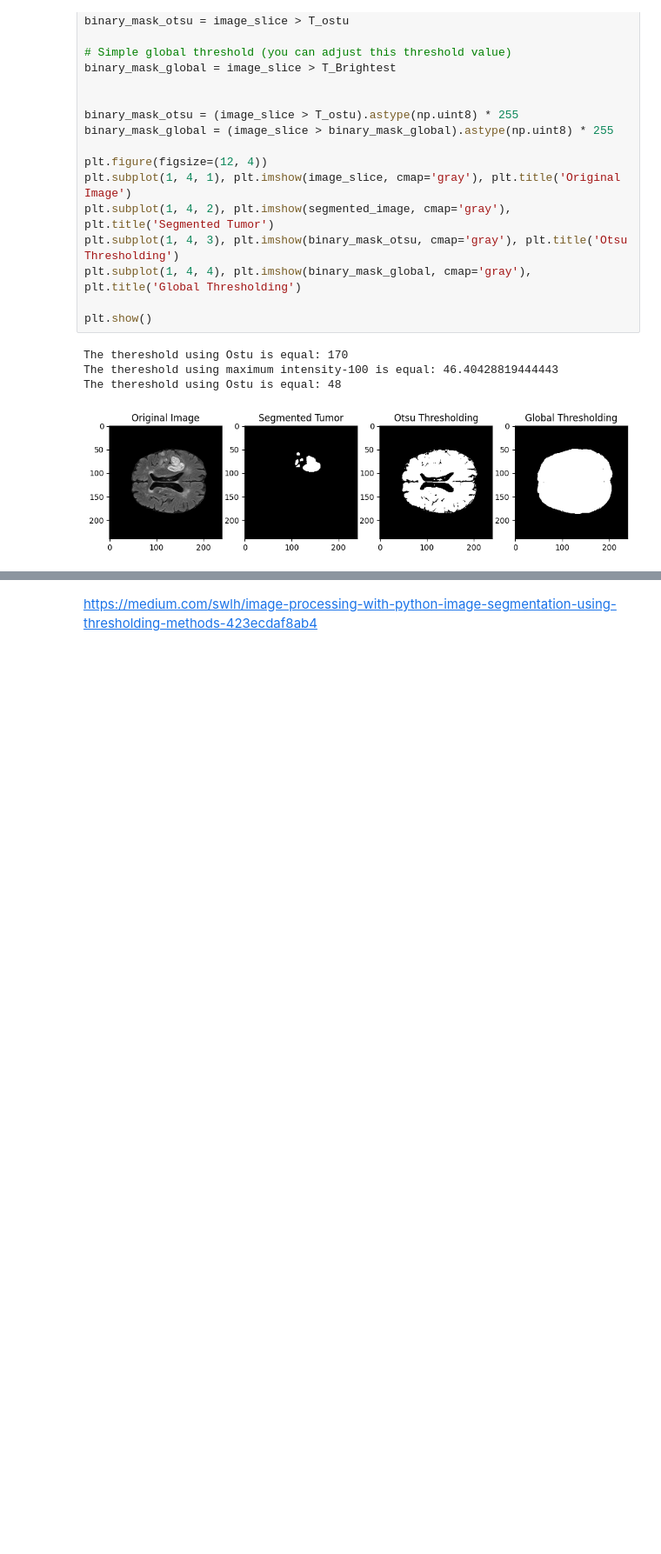
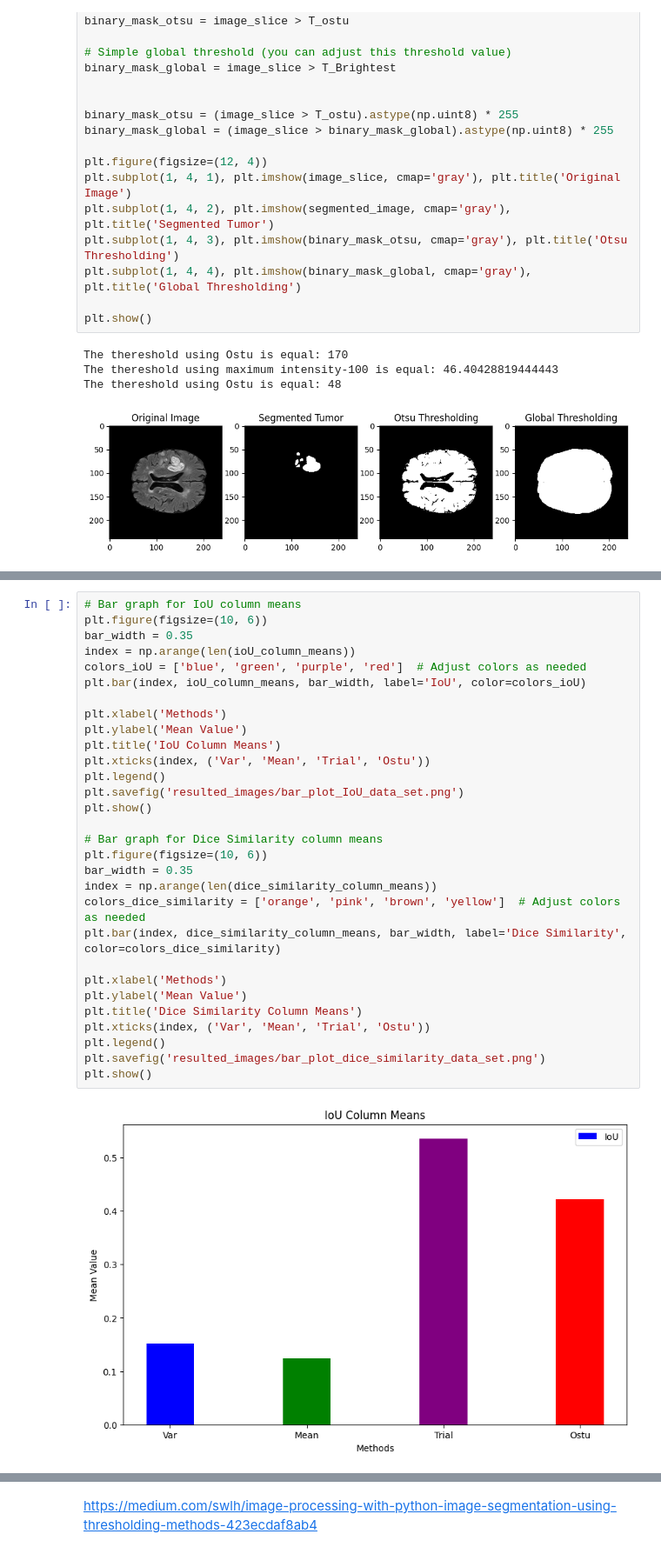
Before and after one commit to YahyaAlaaMassoud/brain-tumor-segmentation, a Jupyter notebook: theresholding/main_2.ipynb, the cells around one changed output, grey strips where cells are left out. Shown at 87% size. Cells and saved outputs as stored; diff of their text form; blank space fills up the shorter version.

```diff
--- a/theresholding/main_2.ipynb
+++ b/theresholding/main_2.ipynb
@@ -371,0 +409,32 @@ ax[1].imshow(masked_image(chico, opened))
+# %%
+# Bar graph for IoU column means
+plt.figure(figsize=(10, 6))
+bar_width = 0.35
+index = np.arange(len(ioU_column_means))
+colors_ioU = ['blue', 'green', 'purple', 'red']  # Adjust colors as needed
+plt.bar(index, ioU_column_means, bar_width, label='IoU', color=colors_ioU)
+
+plt.xlabel('Methods')
+plt.ylabel('Mean Value')
+plt.title('IoU Column Means')
+plt.xticks(index, ('Var', 'Mean', 'Trial', 'Ostu'))
+plt.legend()
+plt.savefig('resulted_images/bar_plot_IoU_data_set.png')
+plt.show()
+
+# Bar graph for Dice Similarity column means
+plt.figure(figsize=(10, 6))
+bar_width = 0.35
+index = np.arange(len(dice_similarity_column_means))
+colors_dice_similarity = ['orange', 'pink', 'brown', 'yellow']  # Adjust colors as needed
+plt.bar(index, dice_similarity_column_means, bar_width, label='Dice Similarity', color=colors_dice_similarity)
+
+plt.xlabel('Methods')
+plt.ylabel('Mean Value')
+plt.title('Dice Similarity Column Means')
+plt.xticks(index, ('Var', 'Mean', 'Trial', 'Ostu'))
+plt.legend()
+plt.savefig('resulted_images/bar_plot_dice_similarity_data_set.png')
+plt.show()
+# %% [output]
+[figure, added]
```
Also changed, not shown: parts of 17 cells of this notebook, 16 other files.
